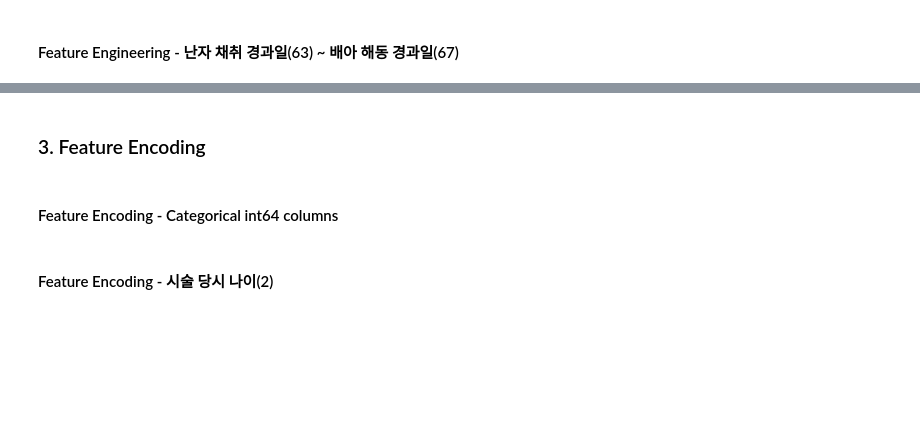
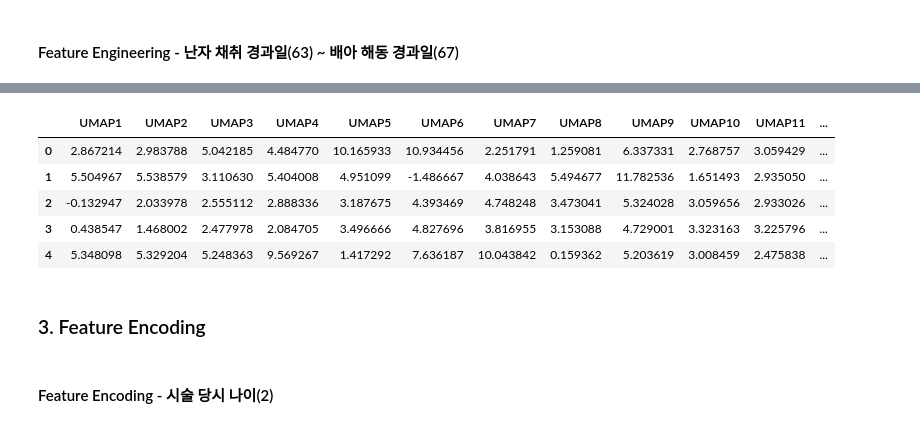
Before and after one commit to miny-genie/LG-Aimers-6th-Online-Hackathon, a Jupyter notebook: basecode.ipynb, the cells around one changed output, grey strips where cells are left out. Cells and saved outputs as stored; diff of their text form; code cells hidden in the pictures; blank space fills up the shorter version.

Commit message:
25.02.11 특정 시술 유형 전처리 에러 해결, FactorAnalysis와 UMAP 도입해서 컬럼 분석 및 전처리

```diff
--- a/basecode.ipynb
+++ b/basecode.ipynb
@@ -187,0 +254,24 @@ X_test['시술 대비 임신 성공률'] = X_test_pregnancy.fillna(0.0)
+# %%
+# 범주 정보가 0: False, 1: True인 column들 bool으로 타입 변환
+scaled_data = scaler.fit_transform(X[categorical_int64_columns])
+
+dimension = optimal_components
+umap_model = UMAP(
+    n_components=dimension,
+    n_neighbors=5,
+    min_dist=0.1,
+    n_epochs=200,
+    metric='cosine',
+    low_memory=True,
+    random_state=RANDOM_STATE
+)
+umap_result = umap_model.fit_transform(scaled_data)
+umap_df = pd.DataFrame(umap_result, columns=[f"UMAP{i+1}" for i in range(optimal_components)])
+umap_df.head()
+# %% [output]
+|  | UMAP1 | UMAP2 | UMAP3 | UMAP4 | UMAP5 | UMAP6 | UMAP7 | UMAP8 | UMAP9 | UMAP10 | UMAP11 | ... |
+| 0 | 2.867214 | 2.983788 | 5.042185 | 4.484770 | 10.165933 | 10.934456 | 2.251791 | 1.259081 | 6.337331 | 2.768757 | 3.059429 | ... |
+| 1 | 5.504967 | 5.538579 | 3.110630 | 5.404008 | 4.951099 | -1.486667 | 4.038643 | 5.494677 | 11.782536 | 1.651493 | 2.935050 | ... |
+| 2 | -0.132947 | 2.033978 | 2.555112 | 2.888336 | 3.187675 | 4.393469 | 4.748248 | 3.473041 | 5.324028 | 3.059656 | 2.933026 | ... |
+| 3 | 0.438547 | 1.468002 | 2.477978 | 2.084705 | 3.496666 | 4.827696 | 3.816955 | 3.153088 | 4.729001 | 3.323163 | 3.225796 | ... |
+| 4 | 5.348098 | 5.329204 | 5.248363 | 9.569267 | 1.417292 | 7.636187 | 10.043842 | 0.159362 | 5.203619 | 3.008459 | 2.475838 | ... |
@@ -191,5 +288,3 @@ X_test['시술 대비 임신 성공률'] = X_test_pregnancy.fillna(0.0)
 # """
 # - LabelEncoder, OneHotEncoder, OrdinalEncoder, StandardScaler
 # """
-# %% [markdown]
-#### Feature Encoding - Categorical int64 columns
```
Also changed, not shown: parts of 31 cells of this notebook.
